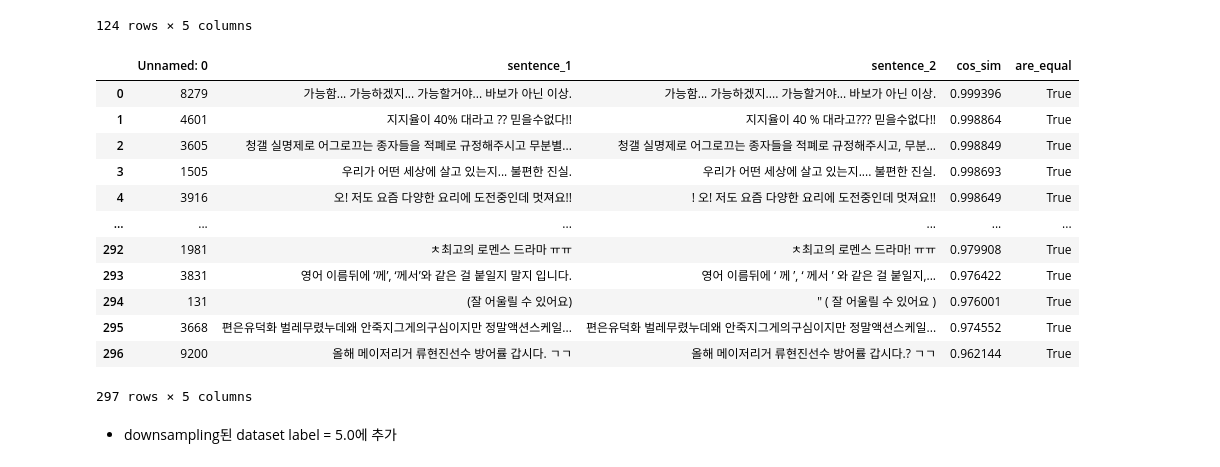
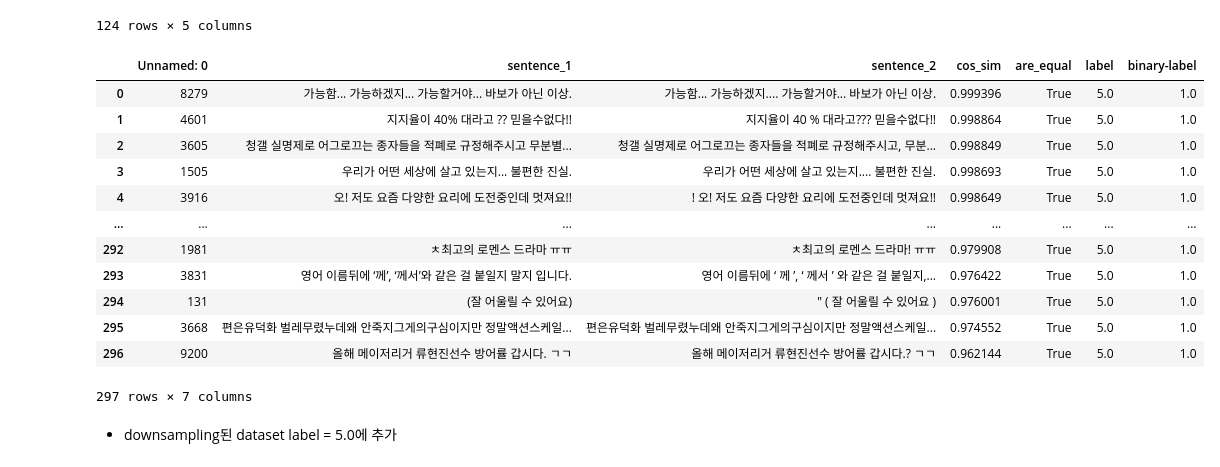
Before and after one commit to gunny97/nlp-8-toy, a Jupyter notebook: preprocessing/v2_augmentation_biassed.ipynb, the cells around one changed output. Saved outputs shown, nothing was run; the diff lists cells and outputs as text; code cells hidden in the pictures.

```diff
--- a/preprocessing/v2_augmentation_biassed.ipynb
+++ b/preprocessing/v2_augmentation_biassed.ipynb
@@ -101,20 +101,22 @@ equal_2
 124 rows × 5 columns
 # %%
 equal = pd.concat([equal_1, equal_2], ignore_index=True)
+equal['label'] = 5.0
+equal['binary-label'] = 1.0
 equal
 # %% [output]
-|  | Unnamed: 0 | sentence_1 | sentence_2 | cos_sim | are_equal |
-| 0 | 8279 | 가능함... 가능하겠지... 가능할거야... 바보가 아닌 이상. | 가능함... 가능하겠지.... 가능할거야... 바보가 아닌 이상. | 0.999396 | True |
-| 1 | 4601 | 지지율이 40% 대라고 ?? 믿을수없다!! | 지지율이 40 % 대라고??? 믿을수없다!! | 0.998864 | True |
-| 2 | 3605 | 청갤 실명제로 어그로끄는 종자들을 적폐로 규정해주시고 무분별... | 청갤 실명제로 어그로끄는 종자들을 적폐로 규정해주시고, 무분... | 0.998849 | True |
-| 3 | 1505 | 우리가 어떤 세상에 살고 있는지... 불편한 진실. | 우리가 어떤 세상에 살고 있는지.... 불편한 진실. | 0.998693 | True |
-| 4 | 3916 | 오! 저도 요즘 다양한 요리에 도전중인데 멋져요!! | ! 오! 저도 요즘 다양한 요리에 도전중인데 멋져요!! | 0.998649 | True |
-| ... | ... | ... | ... | ... | ... |
-| 292 | 1981 | ㅊ최고의 로멘스 드라마 ㅠㅠ | ㅊ최고의 로멘스 드라마! ㅠㅠ | 0.979908 | True |
-| 293 | 3831 | 영어 이름뒤에 ‘께’, ‘께서’와 같은 걸 붙일지 말지 입니다. | 영어 이름뒤에 ‘ 께 ’, ‘ 께서 ’ 와 같은 걸 붙일지,... | 0.976422 | True |
-| 294 | 131 | (잘 어울릴 수 있어요) | " ( 잘 어울릴 수 있어요 ) | 0.976001 | True |
-| 295 | 3668 | 편은유덕화 벌레무렸누데왜 안죽지그게의구심이지만 정말액션스케일... | 편은유덕화 벌레무렸누데왜 안죽지그게의구심이지만 정말액션스케일... | 0.974552 | True |
-| 296 | 9200 | 올해 메이저리거 류현진선수 방어률 갑시다. ㄱㄱ | 올해 메이저리거 류현진선수 방어률 갑시다.? ㄱㄱ | 0.962144 | True |
+|  | Unnamed: 0 | sentence_1 | sentence_2 | cos_sim | are_equal | label | binary-label |
+| 0 | 8279 | 가능함... 가능하겠지... 가능할거야... 바보가 아닌 이상. | 가능함... 가능하겠지.... 가능할거야... 바보가 아닌 이상. | 0.999396 | True | 5.0 | 1.0 |
+| 1 | 4601 | 지지율이 40% 대라고 ?? 믿을수없다!! | 지지율이 40 % 대라고??? 믿을수없다!! | 0.998864 | True | 5.0 | 1.0 |
+| 2 | 3605 | 청갤 실명제로 어그로끄는 종자들을 적폐로 규정해주시고 무분별... | 청갤 실명제로 어그로끄는 종자들을 적폐로 규정해주시고, 무분... | 0.998849 | True | 5.0 | 1.0 |
+| 3 | 1505 | 우리가 어떤 세상에 살고 있는지... 불편한 진실. | 우리가 어떤 세상에 살고 있는지.... 불편한 진실. | 0.998693 | True | 5.0 | 1.0 |
+| 4 | 3916 | 오! 저도 요즘 다양한 요리에 도전중인데 멋져요!! | ! 오! 저도 요즘 다양한 요리에 도전중인데 멋져요!! | 0.998649 | True | 5.0 | 1.0 |
+| ... | ... | ... | ... | ... | ... | ... | ... |
+| 292 | 1981 | ㅊ최고의 로멘스 드라마 ㅠㅠ | ㅊ최고의 로멘스 드라마! ㅠㅠ | 0.979908 | True | 5.0 | 1.0 |
+| 293 | 3831 | 영어 이름뒤에 ‘께’, ‘께서’와 같은 걸 붙일지 말지 입니다. | 영어 이름뒤에 ‘ 께 ’, ‘ 께서 ’ 와 같은 걸 붙일지,... | 0.976422 | True | 5.0 | 1.0 |
+| 294 | 131 | (잘 어울릴 수 있어요) | " ( 잘 어울릴 수 있어요 ) | 0.976001 | True | 5.0 | 1.0 |
+| 295 | 3668 | 편은유덕화 벌레무렸누데왜 안죽지그게의구심이지만 정말액션스케일... | 편은유덕화 벌레무렸누데왜 안죽지그게의구심이지만 정말액션스케일... | 0.974552 | True | 5.0 | 1.0 |
+| 296 | 9200 | 올해 메이저리거 류현진선수 방어률 갑시다. ㄱㄱ | 올해 메이저리거 류현진선수 방어률 갑시다.? ㄱㄱ | 0.962144 | True | 5.0 | 1.0 |
-297 rows × 5 columns
+297 rows × 7 columns
 # %% [markdown]
 - downsampling된 dataset label = 5.0에 추가
```
Also changed, not shown: parts of 11 cells of this notebook.
